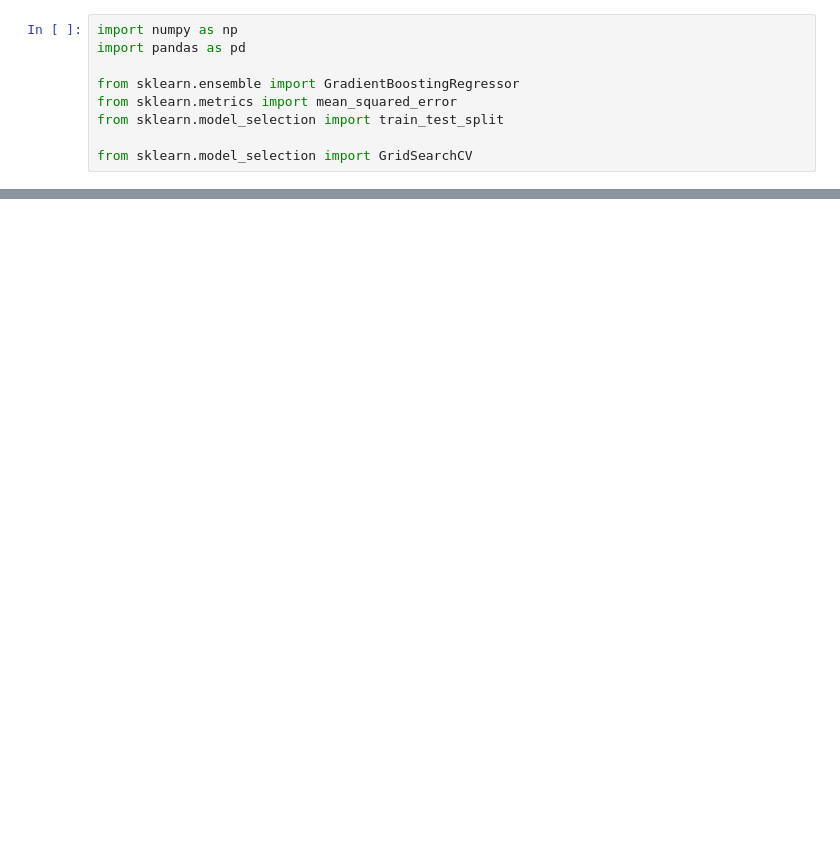
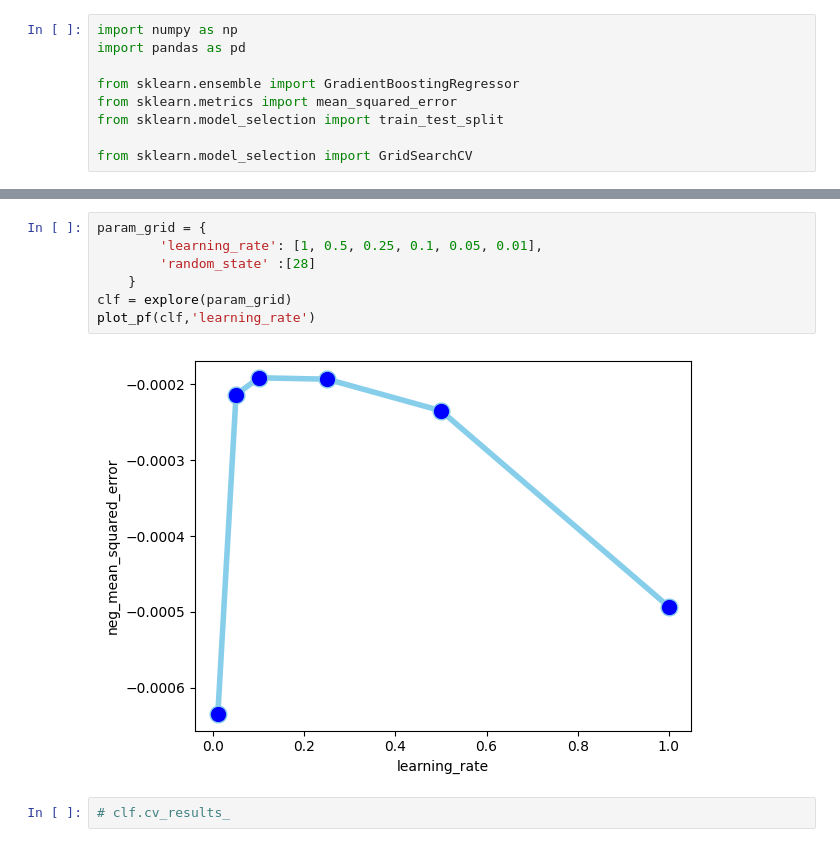
Before and after one commit to LYAccc/CS273_Final_Project, a Jupyter notebook: Untitled.ipynb, the cells around one changed output, grey strips where cells are left out. Cells and saved outputs as stored; diff of their text form; blank space fills up the shorter version.

```diff
--- a/Untitled.ipynb
+++ b/Untitled.ipynb
@@ -48,0 +56,11 @@ array([[ 2.05564154, 15.01183915],
+# %%
+param_grid = {
+        'learning_rate': [1, 0.5, 0.25, 0.1, 0.05, 0.01],
+        'random_state' :[28]
+    }
+clf = explore(param_grid)
+plot_pf(clf,'learning_rate')
+# %% [output]
+[figure, added]
+# %%
+# clf.cv_results_
```
Also changed, not shown: parts of 22 cells of this notebook.
